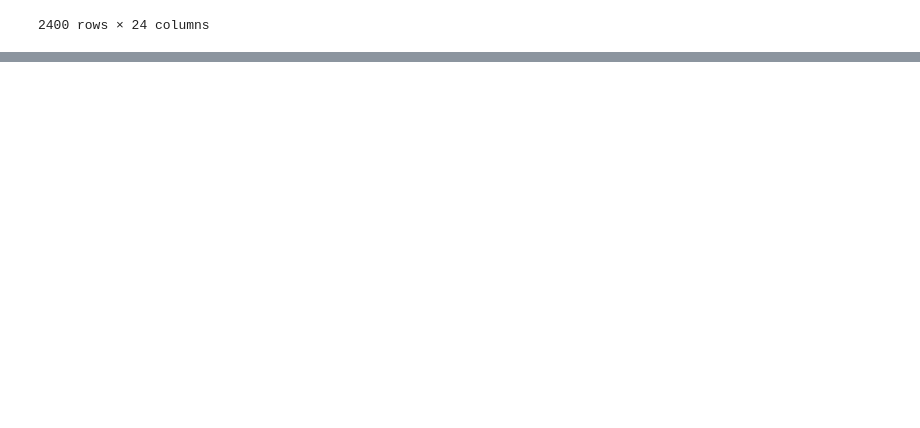
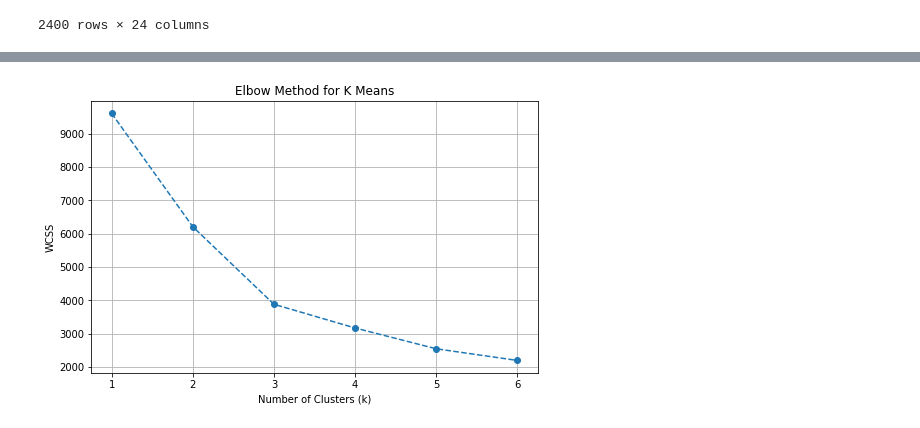
Before and after one commit to pandrew99/MindfulML, a Jupyter notebook: Final_Project_Andrew.ipynb, the cells around one changed output, grey strips where cells are left out. Cells and saved outputs as stored; diff of their text form; code cells hidden in the pictures; blank space fills up the shorter version.

Commit message:
added KMeans for PCA clustering

```diff
--- a/Final_Project_Andrew.ipynb
+++ b/Final_Project_Andrew.ipynb
@@ -225,0 +228,14 @@ songsDS2
+# %%
+from sklearn.decomposition import PCA
+from sklearn.preprocessing import StandardScaler
+
+scaler = StandardScaler()
+scaled_data = scaler.fit_transform(songsDS)
+
+pca = PCA(n_components=2)  # We only want the first two principal components
+principal_components = pca.fit_transform(scaled_data)
+
+# Now, let's plot these two components
+plt.figure(figsize=(8, 6))
+plt.scatter(principal_components[:, 0], principal_components[:, 1], alpha=0.5)
+plt.show()
@@ -225,0 +246,21 @@ songsDS2
+# %%
+from sklearn.cluster import KMeans
+
+# Initialize the KMeans model with desired number of clusters
+kmeans = KMeans(n_clusters=3, random_state=0)  # You can adjust the number of clusters as needed
+
+# Fit the KMeans model to the principal components
+kmeans.fit(principal_components)
+
+# Obtain the cluster labels
+cluster_labels = kmeans.labels_
+
+# Plot the clusters along with the principal components
+plt.figure(figsize=(8, 6))
+plt.scatter(principal_components[:, 0], principal_components[:, 1], c=cluster_labels, cmap='viridis', alpha=0.5)
+plt.scatter(kmeans.cluster_centers_[:, 0], kmeans.cluster_centers_[:, 1], marker='x', s=100, c='red')  # Plot centroids
+plt.title('KMeans Clustering')
+plt.xlabel('Principal Component 1')
+plt.ylabel('Principal Component 2')
+plt.colorbar(label='Cluster')
+plt.show()
@@ -225,0 +269,4 @@ songsDS2
+# %%
+plot_elbow_method(principal_components, max_clusters=6)
+# %% [output]
+[figure, added]
```
Also changed, not shown: parts of 5 cells of this notebook.
